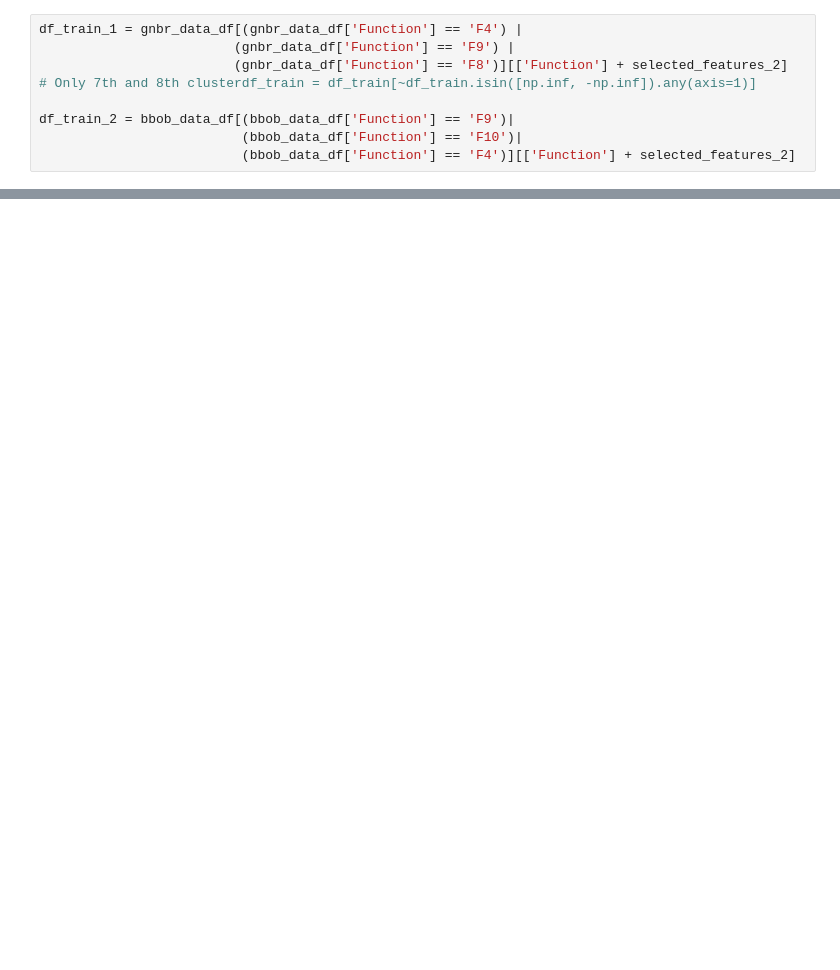
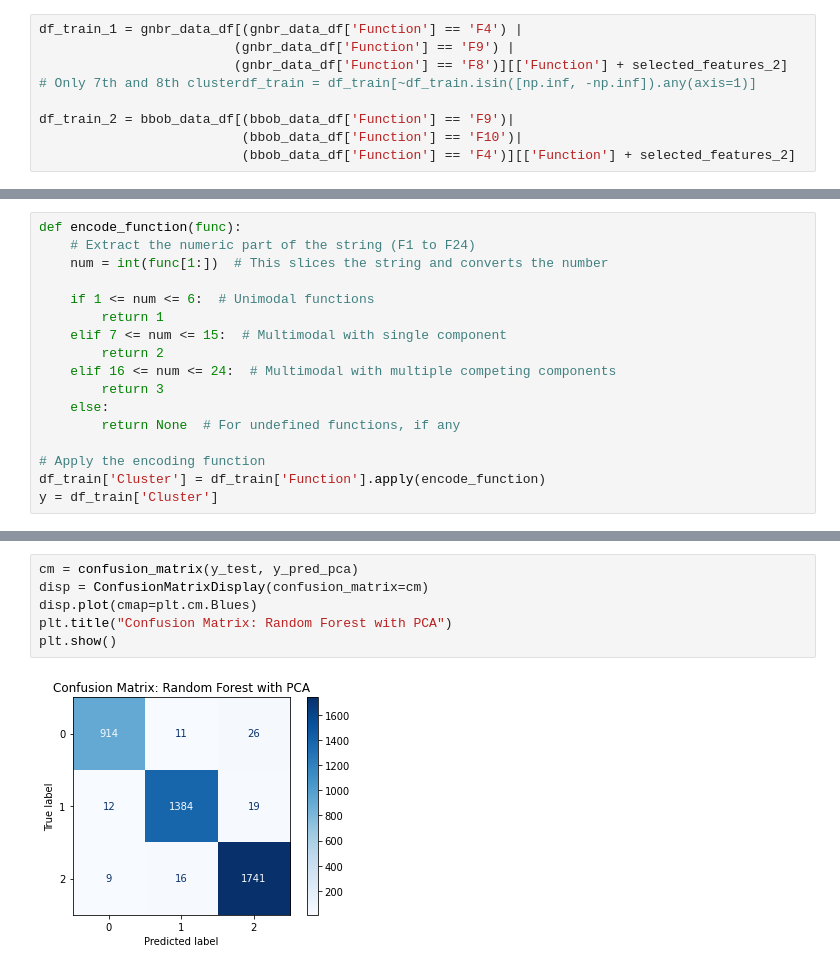
Before and after one commit to Blacked1234/evolutionary_alg, a Jupyter notebook: gnbr_bbob_class.ipynb, the cells around one changed output, grey strips where cells are left out. Saved outputs shown, nothing was run; the diff lists cells and outputs as text; blank space fills up the shorter version.

```diff
--- a/gnbr_bbob_class.ipynb
+++ b/gnbr_bbob_class.ipynb
@@ -400,0 +483,17 @@ df_train_1
+# %%
+def encode_function(func):
+    # Extract the numeric part of the string (F1 to F24)
+    num = int(func[1:])  # This slices the string and converts the number
+
+    if 1 <= num <= 6:  # Unimodal functions
+        return 1
+    elif 7 <= num <= 15:  # Multimodal with single component
+        return 2
+    elif 16 <= num <= 24:  # Multimodal with multiple competing components
+        return 3
+    else:
+        return None  # For undefined functions, if any
+
+# Apply the encoding function
+df_train['Cluster'] = df_train['Function'].apply(encode_function)
+y = df_train['Cluster']
@@ -400,0 +524,8 @@ df_train_1
+# %%
+cm = confusion_matrix(y_test, y_pred_pca)
+disp = ConfusionMatrixDisplay(confusion_matrix=cm)
+disp.plot(cmap=plt.cm.Blues)
+plt.title("Confusion Matrix: Random Forest with PCA")
+plt.show()
+# %% [output]
+[figure, added]
```
Also changed, not shown: parts of 28 cells of this notebook.
